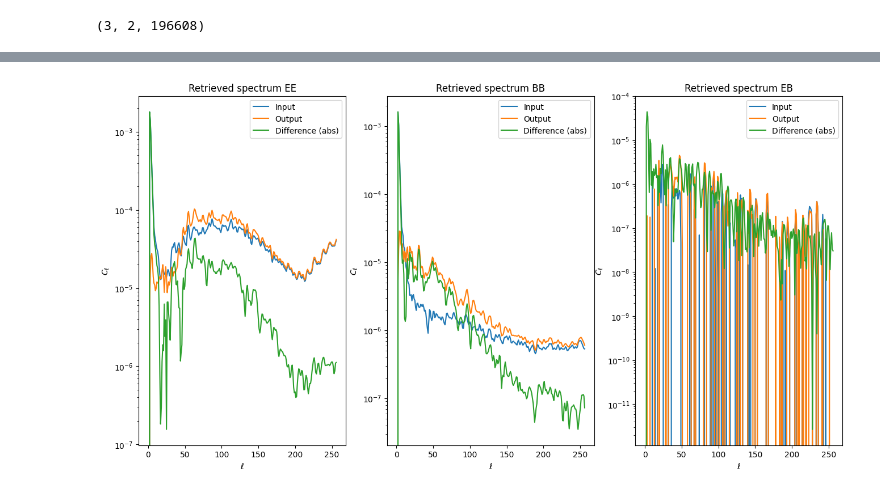
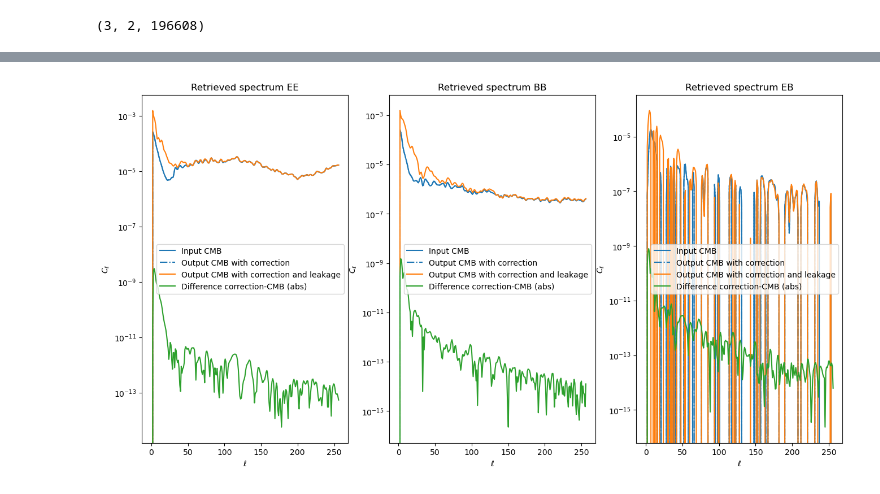
Before and after one commit to CMBSciPol/Megabuster, a Jupyter notebook: notebooks/tuto_megabuster_NERSC.ipynb, the cells around one changed output, grey strips where cells are left out. Saved outputs shown, nothing was run; the diff lists cells and outputs as text; code cells hidden in the pictures.

```diff
--- a/notebooks/tuto_megabuster_NERSC.ipynb
+++ b/notebooks/tuto_megabuster_NERSC.ipynb
@@ -392,8 +714,10 @@ for i in range(nstokes):
 
 #extended_map[:, mask_indices] = final_map[0,:,:]
 
+extended_map = np.ones((nstokes, npix))*hp.UNSEEN
+extended_map[:, mask_B_ring!=0] = final_map[0,i,mask_B_ring!=0]
 for i in range(nstokes):
-    hp.mollview(final_map[0,i], sub=(2, ncol, 1 + i*ncol + 1), title=f'Output CMB {label_stokes[i]}') #, nest=True)
+    hp.mollview(extended_map[i], sub=(2, ncol, 1 + i*ncol + 1), title=f'Output CMB {label_stokes[i]}') #, nest=True)
 
 extended_map = np.ones((nstokes, npix))*hp.UNSEEN
 extended_map[:, mask_B_ring!=0] = (input_cmb[0,1:,mask_B_ring!=0] - final_map[0,:,mask_B_ring!=0]).T
@@ -403,0 +728,24 @@ for i in range(nstokes):
+# %%
+extended_map = np.ones((nstokes, npix))*hp.UNSEEN
+
+plt.figure(figsize=(14,8))
+
+ncol = 3
+
+label_stokes = ['Q', 'U']
+
+extended_map[:, mask_indices] = input_cmb[0,1:,mask_indices].T
+for i in range(nstokes):
+    hp.mollview(extended_map[i], sub=(2, ncol, 1 + i*ncol), title=f'Input CMB {label_stokes[i]}', nest=True)
+
+#extended_map[:, mask_indices] = final_map[0,:,:]
+
+extended_map = np.ones((nstokes, npix))*hp.UNSEEN
+extended_map[:, mask_B_ring!=0] = final_map_with_leakage[0,...,mask_B_ring!=0].T
+for i in range(nstokes):
+    hp.mollview(extended_map[i], sub=(2, ncol, 1 + i*ncol + 1), title=f'Output CMB {label_stokes[i]} with leakage') #, nest=True)
+
+extended_map = np.ones((nstokes, npix))*hp.UNSEEN
+extended_map[:, mask_B_ring!=0] = (input_cmb[0,1:,mask_B_ring!=0] - final_map_with_leakage[0,:,mask_B_ring!=0]).T
+for i in range(nstokes):
+    hp.mollview(extended_map[i], sub=(2, ncol, 1 + i*ncol + 2), title=f'Residuals CMB {label_stokes[i]} with leakage') #, nest=True)
@@ -408,6 +758,9 @@ extended_map_input_nested[1:, mask_indices] = hp.reorder(input_cmb[0,1:],r2n=Tru
 extended_map_output = np.zeros((3, npix))
 extended_map_output[1:, mask_B_ring!=0] = final_map[0,:,mask_B_ring!=0].T
 
+extended_map_output_with_leakage = np.zeros((3, npix))
+extended_map_output_with_leakage[1:, mask_B_ring!=0] = final_map_with_leakage[0,:,mask_B_ring!=0].T
+
 extended_map_input = hp.reorder(extended_map_input_nested, n2r=True)
 #extended_map_output = hp.reorder(extended_map_output_nested, n2r=True)
 # %%
@@ -415,20 +768,22 @@ lmax = 2*nside
 # %%
 c_ell_input = hp.anafast(extended_map_input, lmax=lmax)
 c_ell_output = hp.anafast(extended_map_output, lmax=lmax)#/f_sky
+c_ell_output_with_leakage = hp.anafast(extended_map_output_with_leakage, lmax=lmax)#/f_sky
 # %%
 correl_list = ['TT', 'EE', 'BB', 'TE', 'EB', 'TB']
 
 plt.figure(figsize=(16,8))
 for k, i in enumerate([1,2,4]):
     plt.subplot(131+k)
-    plt.plot(c_ell_input[i], label='Input')
-    plt.plot(c_ell_output[i], label='Output')
-    plt.plot(np.abs(c_ell_input[i]-c_ell_output[i]), label='Difference (abs)')
+    plt.plot(c_ell_input[i], label='Input CMB', color='tab:blue')
+    plt.plot(c_ell_output[i], '-.', label='Output CMB with correction')
+    plt.plot(c_ell_output_with_leakage[i], label='Output CMB with correction and leakage')
+    plt.plot(np.abs(c_ell_input[i]-c_ell_output[i]), label='Difference correction-CMB (abs)')
     plt.yscale('log')
     plt.title(f"Retrieved spectrum {correl_list[i]}")
     plt.xlabel(r"$\ell$")
     plt.ylabel(r"$C_\ell$")
     plt.legend()
 plt.show()
 # %% [output]
-[figure, old version]
+[figure, new version]
```
Also changed, not shown: parts of 48 cells of this notebook, 7 other files.
